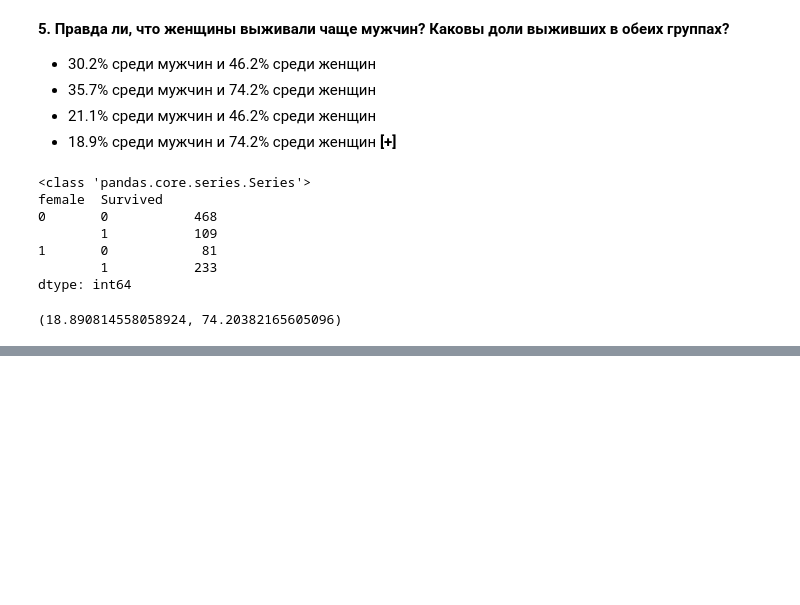
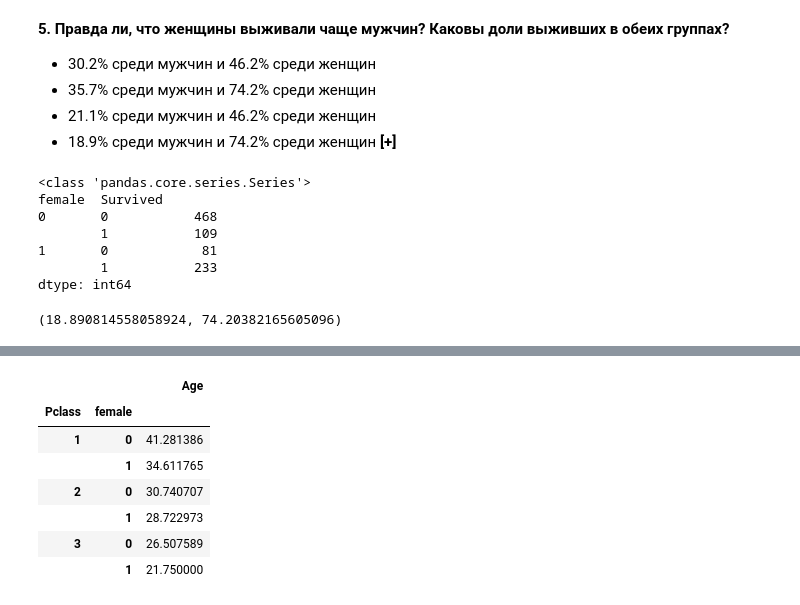
Before and after one commit to Noegon/mlcourse.ai, a Jupyter notebook: jupyter_russian/topic01_pandas_data_analysis/lesson1_practice_pandas_titanic-Copy1.ipynb, the cells around one changed output, grey strips where cells are left out. Cells and saved outputs as stored; diff of their text form; code cells hidden in the pictures; blank space fills up the shorter version.

```diff
--- a/jupyter_russian/topic01_pandas_data_analysis/lesson1_practice_pandas_titanic-Copy1.ipynb
+++ b/jupyter_russian/topic01_pandas_data_analysis/lesson1_practice_pandas_titanic-Copy1.ipynb
@@ -244,0 +299,14 @@ data[data.Name.str.split('_')]#.groupby(["Name"]).size()
+# %%
+data_4 = data[["Age", "Pclass"]]
+data_4["female"] = data.Sex.apply(lambda sex: 1 if sex == "female" else 0)
+data_4.groupby(["Pclass", "female"]).mean()
+# data_4.boxplot(column="Age_category", by=["Pclass", "female"], figsize=(10,10))
+# %% [output]
+|  |  | Age |
+| Pclass | female |  |
+| 1 | 0 | 41.281386 |
+|  | 1 | 34.611765 |
+| 2 | 0 | 30.740707 |
+|  | 1 | 28.722973 |
+| 3 | 0 | 26.507589 |
+|  | 1 | 21.750000 |
```
Also changed, not shown: parts of 11 cells of this notebook.
